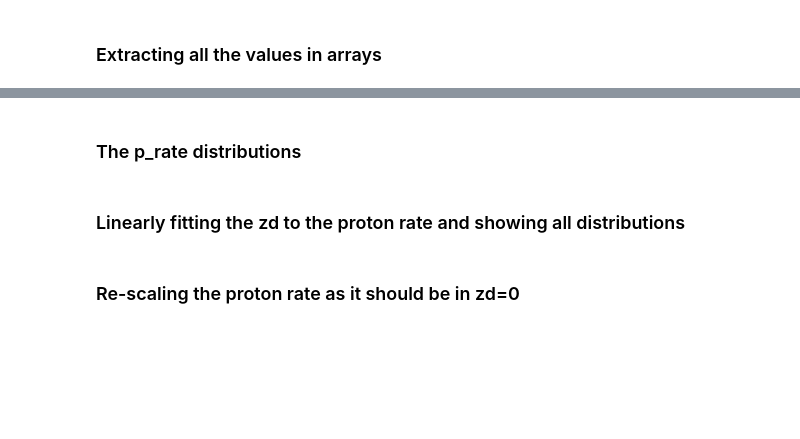
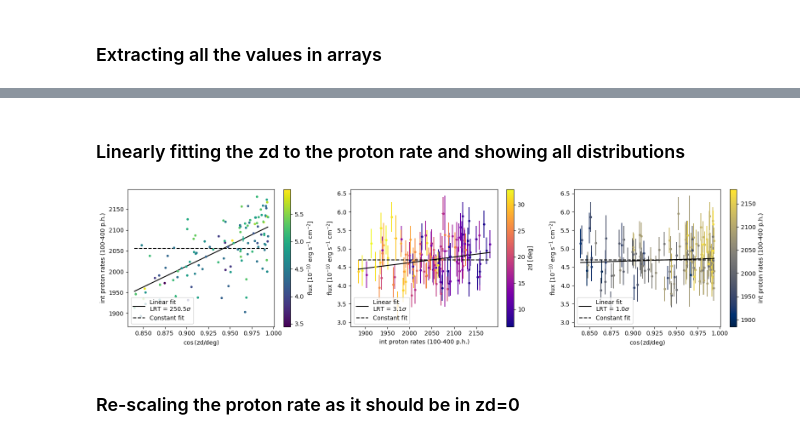
Before and after one commit to juanjq/cosmic_ray_data_correction, a Jupyter notebook: main.ipynb, the cells around one changed output, grey strips where cells are left out. Drawn from its saved outputs; the diff is of its cells as text; code cells hidden in the pictures; blank space fills up the shorter version.

```diff
--- a/main.ipynb
+++ b/main.ipynb
@@ -158,2 +153,0 @@ NameError: name 'dict_dl2' is not defined
-# %% [markdown]
-### The p_rate distributions
@@ -211,45 +182,47 @@ for i in range(len(az)):
 # creating a colorbar
 sm_zd = plt.cm.ScalarMappable(cmap="plasma",  norm=norm_zd)
 sm_p  = plt.cm.ScalarMappable(cmap="cividis", norm=norm_p)
 sm_f  = plt.cm.ScalarMappable(cmap="viridis", norm=norm_f)
 for sm in [sm_zd, sm_p, sm_f]:
     sm.set_array([])
 fig.colorbar(sm_f,  ax=ax1, label= "flux [$10^{-10}$ erg s${}^{-1}$ cm${}^{-2}$]")
 fig.colorbar(sm_zd, ax=ax2, label=f"zd [deg]")
-fig.colorbar(sm_p,  ax=ax3, label=f"Integrated counts ({intensity_integration_lims[0]} < intensity < {intensity_integration_lims[1]})p.h.")
+fig.colorbar(sm_p,  ax=ax3, label=f"int proton rates ({int_lim[0]}-{int_lim[1]} p.h.)")
 
 #######################################
 
 ####################
 # plot lines
 ####################
 zd_array = np.linspace(min(np.cos(np.deg2rad(zd))), max(np.cos(np.deg2rad(zd))), 200)
 p_array  = np.linspace(min(p_rate), max(p_rate), 200)
 
-LRT_zd_p = LRTFreeConst(np.cos(np.deg2rad(zd)), p_rate, e_p_rate)
-LRT_p_f  = LRTFreeConst(p_rate,                 flux,   e_flux)
-LRT_zd_f = LRTFreeConst(np.cos(np.deg2rad(zd)), flux,   e_flux)
+LRT_zd_p = geom.LRTFreeConst(np.cos(np.deg2rad(zd)), p_rate, e_p_rate)
+LRT_p_f  = geom.LRTFreeConst(p_rate,                 flux,   e_flux)
+LRT_zd_f = geom.LRTFreeConst(np.cos(np.deg2rad(zd)), flux,   e_flux)
 
 sigma = "$\sigma$"
-ax1.plot(zd_array, lineFreeF(LRT_zd_p[1], zd_array), '-k', label=f"Linear fit\nLRT = {LRT_zd_p[0]:.1f}{sigma}")
-ax2.plot(p_array,  lineFreeF(LRT_p_f[1],  p_array),  '-k', label=f"Linear fit\nLRT = {LRT_p_f[0]:.1f}{sigma}")
-ax3.plot(zd_array, lineFreeF(LRT_zd_f[1], zd_array), '-k', label=f"Linear fit\nLRT = {LRT_zd_f[0]:.1f}{sigma}")
+ax1.plot(zd_array, geom.lineFreeF(LRT_zd_p[1], zd_array), '-k', label=f"Linear fit\nLRT = {LRT_zd_p[0]:.1f}{sigma}")
+ax2.plot(p_array,  geom.lineFreeF(LRT_p_f[1],  p_array),  '-k', label=f"Linear fit\nLRT = {LRT_p_f[0]:.1f}{sigma}")
+ax3.plot(zd_array, geom.lineFreeF(LRT_zd_f[1], zd_array), '-k', label=f"Linear fit\nLRT = {LRT_zd_f[0]:.1f}{sigma}")
 
-ax1.plot(zd_array, lineConstF(LRT_zd_p[2], zd_array), '--k', label=f"Constant fit")
-ax2.plot(p_array,  lineConstF(LRT_p_f[2],  p_array),  '--k', label=f"Constant fit")
-ax3.plot(zd_array, lineConstF(LRT_zd_f[2], zd_array), '--k', label=f"Constant fit")
+ax1.plot(zd_array, geom.lineConstF(LRT_zd_p[2], zd_array), '--k', label=f"Constant fit")
+ax2.plot(p_array,  geom.lineConstF(LRT_p_f[2],  p_array),  '--k', label=f"Constant fit")
+ax3.plot(zd_array, geom.lineConstF(LRT_zd_f[2], zd_array), '--k', label=f"Constant fit")
 
 for ax in [ax1, ax2, ax3]:
     ax.legend(loc=3)
-ax1.set_ylabel(f"Integrated counts ({intensity_integration_lims[0]} < intensity < {intensity_integration_lims[1]})p.h.")
+ax1.set_ylabel(f"int proton rates ({int_lim[0]}-{int_lim[1]} p.h.)")
 ax1.set_xlabel("$\cos$(zd/deg)")
 ax2.set_ylabel("flux [$10^{-10}$ erg s${}^{-1}$ cm${}^{-2}$]")
-ax2.set_xlabel(f"Integrated counts ({intensity_integration_lims[0]} < intensity < {intensity_integration_lims[1]})p.h.")
+ax2.set_xlabel(f"int proton rates ({int_lim[0]}-{int_lim[1]} p.h.)")
 ax3.set_ylabel("flux [$10^{-10}$ erg s${}^{-1}$ cm${}^{-2}$]")
 ax3.set_xlabel(f"$\cos$(zd/deg)")
 
 fig.tight_layout()
 plt.show()
+# %% [output]
+[figure, added]
 # %% [markdown]
 ### Re-scaling the proton rate as it should be in zd=0
 # %%
```
Also changed, not shown: parts of 5 cells of this notebook, 2 other files.
